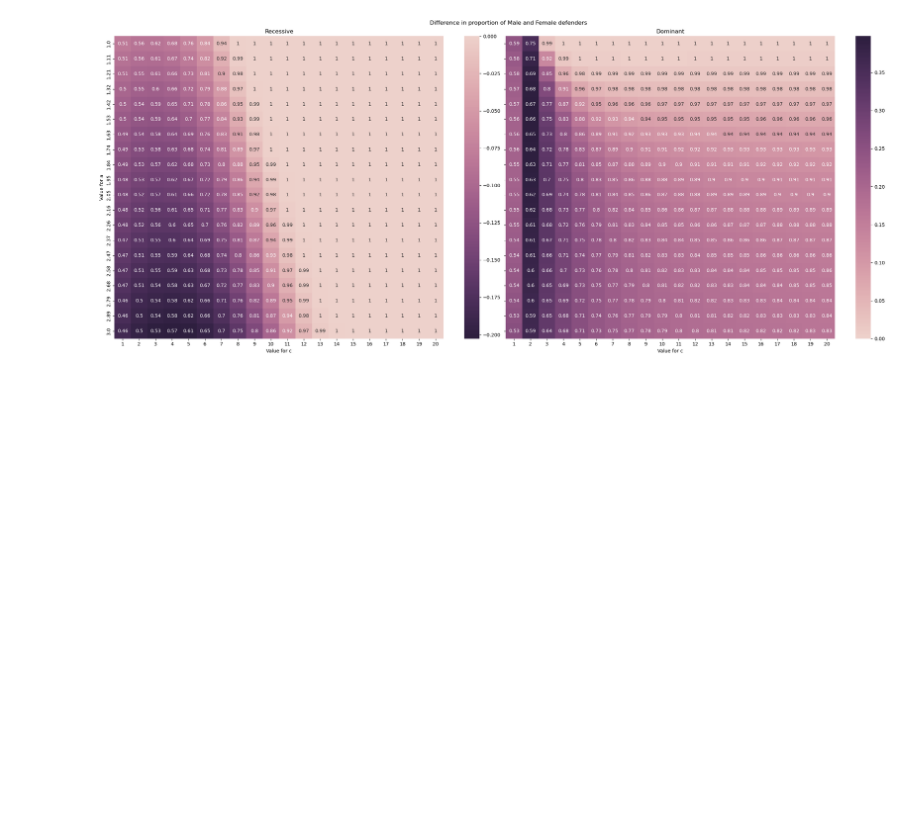
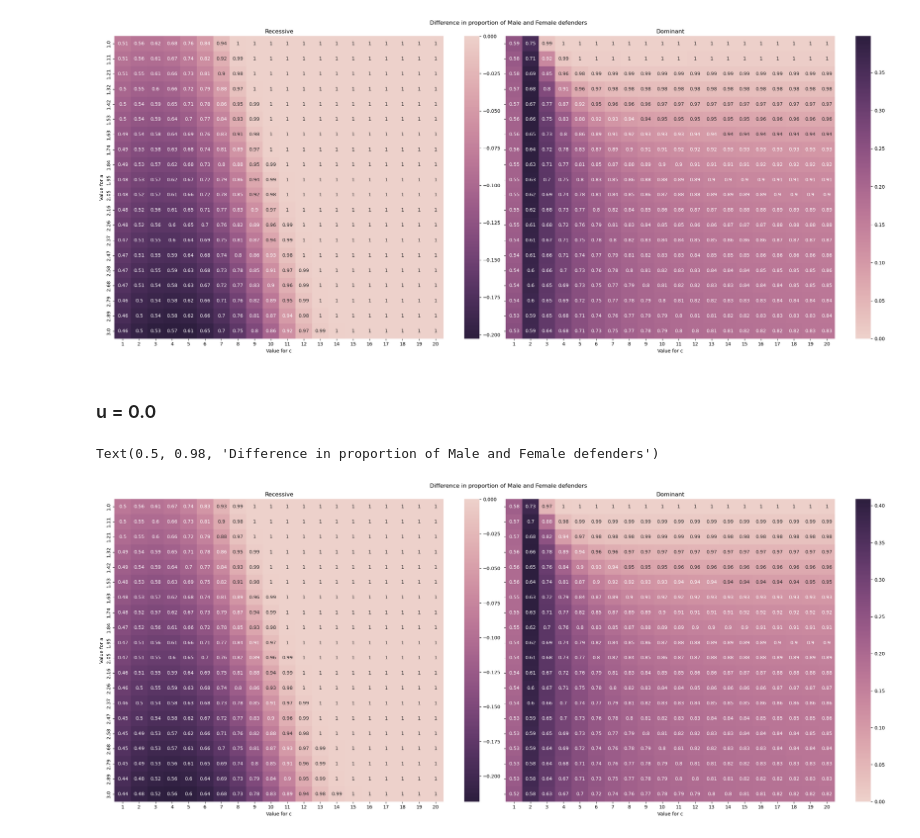
Before and after one commit to AbhayGupta115/PineSawflyModel, a Jupyter notebook: model.ipynb, the cells around one changed output. Cells and saved outputs as stored; diff of their text form; code cells hidden in the pictures; blank space fills up the shorter version.

```diff
--- a/model.ipynb
+++ b/model.ipynb
@@ -559,7 +562,7 @@ param = P.copy()
 param['pm'] = 0.1
 param['pf'] = 0.1
 
-param['u'] = 0.1
+param['u'] = 0.0
 param['r'] = (2 - param['u']) / 4
 
 gentime = 50
@@ -610,7 +613,7 @@ param = P.copy()
 param['pm'] = 0.1
 param['pf'] = 0.1
 
-param['u'] = 0.1
+param['u'] = 0.0
 param['r'] = (2 - param['u']) / 4
 
 gentime = 50
@@ -668,3 +673,22 @@ fig.suptitle('Difference in proportion of Male and Female defenders')
 # %% [output]
 Text(0.5, 0.98, 'Difference in proportion of Male and Female defenders')
 [figure]
+# %% [markdown]
+### u = 0.0
+# %%
+fig, (ax_rec, ax_dom) = plt.subplots(nrows = 1, ncols = 2, figsize = (24,10), sharey = True, layout = 'tight')
+sns.heatmap(plot_hm_rec, annot=plot_anno_rec, cmap = sns.cubehelix_palette(reverse = True, as_cmap=True), vmax = 0, ax = ax_rec)
+sns.heatmap(plot_hm_dom, annot=plot_anno_dom, cmap = sns.cubehelix_palette(as_cmap=True), vmin = 0, ax = ax_dom)
+
+ax_rec.set_title('Recessive')
+ax_dom.set_title('Dominant')
+
+ax_rec.set_xlabel('Value for c')
+ax_dom.set_xlabel('Value for c')
+
+ax_rec.set_ylabel('Value for a')
+
+fig.suptitle('Difference in proportion of Male and Female defenders')
+# %% [output]
+Text(0.5, 0.98, 'Difference in proportion of Male and Female defenders')
+[figure, added]
```
Also changed, not shown: parts of 9 cells of this notebook.
